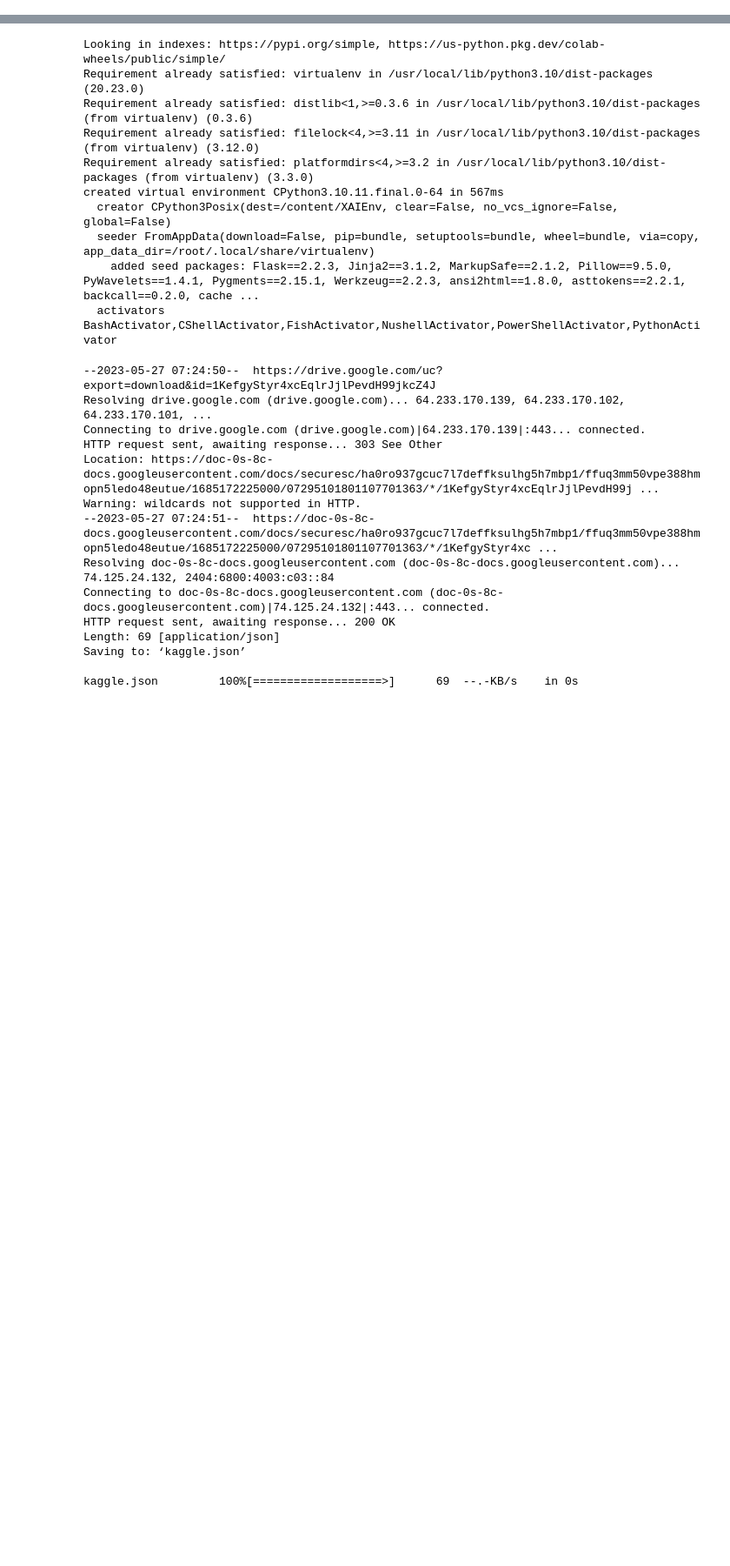
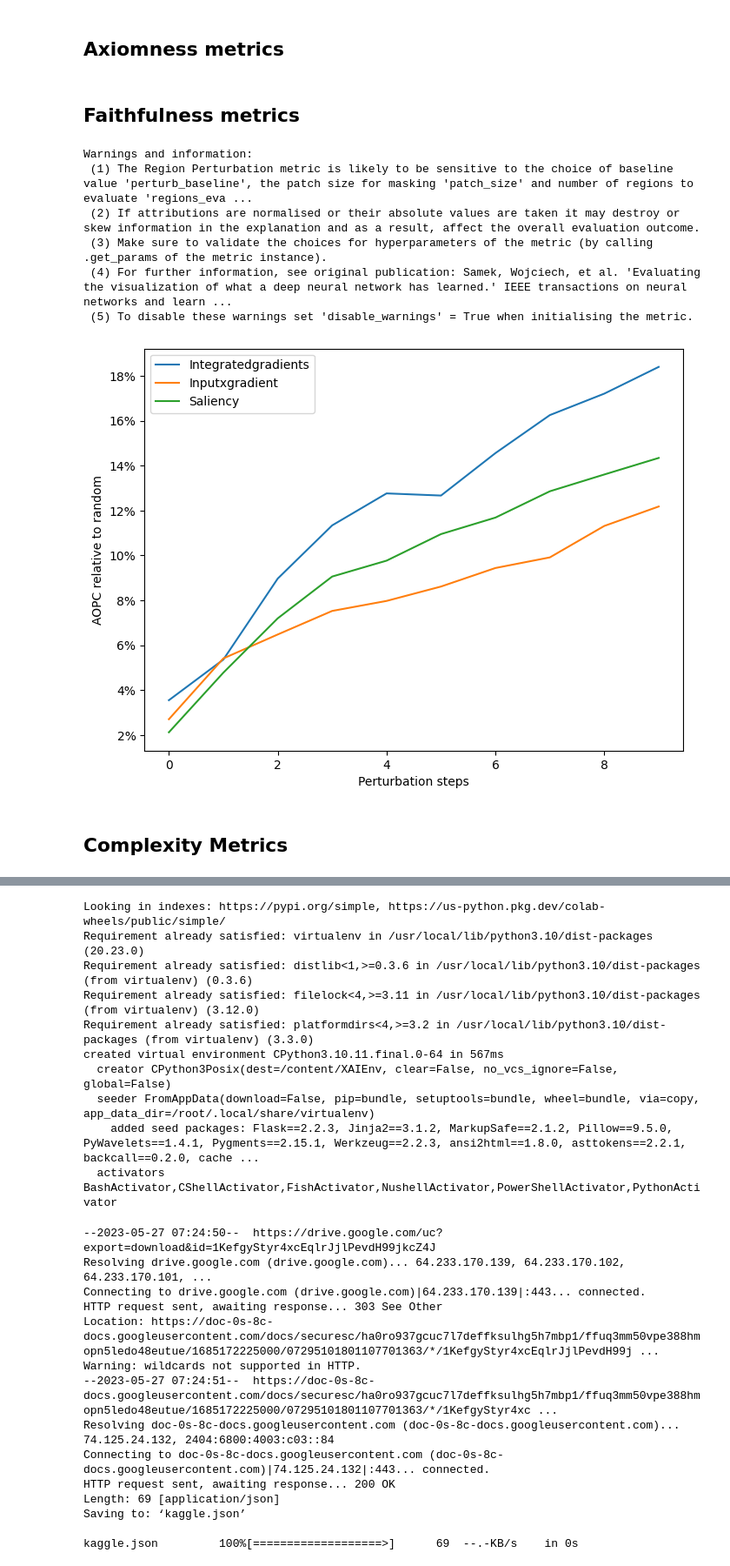
Before and after one commit to mdnam2410/thesis, a Jupyter notebook: XAI_Research.ipynb, the cells around one changed output, grey strips where cells are left out. Shown at 87% size. Drawn from its saved outputs; the diff is of its cells as text; code cells hidden in the pictures; blank space fills up the shorter version.

```diff
--- a/XAI_Research.ipynb
+++ b/XAI_Research.ipynb
@@ -0,0 +532,7 @@
+# %%
+checkpoint = torch.load('/content/datasets/inception_cp.pth')
+blackbox = models.inception_v3()
+blackbox.load_state_dict(checkpoint)
+for parameter in blackbox.parameters():
+    parameter.requires_grad = False
+blackbox.eval()#.to(device)
@@ -0,0 +570,2 @@
+# %%
+rand_img_dist = torch.rand((1, 3, 299, 299))#.to(device)
@@ -0,0 +765,11 @@
+# %%
+supported_methods = {
+  "LRP": { },
+  "GradientShap": { 'n_samples': 16, 'stdevs': 0.0001, 'baselines': rand_img_dist },
+  "IntegratedGradients": { 'n_steps' : 50 , 'baselines': rand_img_dist },
+  'GuidedGradCam': { 'gc_layer': blackbox.Mixed_7c },
+  # Perturbation-based
+  'KernelShap': {},
+  # 'FeaturePermutation': {},
+  "Occlusion": { 'sliding_window_shapes': (3, 16, 16), 'strides': (3, 4, 4)}
+}
@@ -0,0 +778,5 @@
+# %%
+blackbox.to(cpu)
+x_batch, y_batch, s_batch = x.cpu().numpy(), y.cpu().numpy(), torch.where(transforms.Grayscale(num_output_channels=1)(mask) > 0, 1.0, 0.).cpu().numpy()
+# %% [markdown]
+## Axiomness metrics
@@ -0,0 +798,2 @@
+# %% [markdown]
+## Faithfulness metrics
@@ -0,0 +811,27 @@
+# %%
+# Create the region perturbation experiment.
+region_perturb = quantus.RegionPerturbation(
+    patch_size=14,
+    regions_evaluation=10,
+    perturb_baseline="uniform",
+    normalise=True,
+)
+
+# Call the metric instance to produce scores.
+results = {method: region_perturb(model=blackbox,
+                                  x_batch=x_batch,
+                                  y_batch=y_batch,
+                                  a_batch=None,
+                                  device=device,
+                                  explain_func=explain_func,
+                                  explain_func_kwargs={"method": method, **kwargs}) for method,kwargs in supported_methods.items() }
+
+region_perturb.plot(plot_func=None, results=results)
+# %% [output]
+Warnings and information:
+ (1) The Region Perturbation metric is likely to be sensitive to the choice of baseline value 'perturb_baseline', the patch size for masking 'patch_size' and number of regions to evaluate 'regions_eva ...
+ (2) If attributions are normalised or their absolute values are taken it may destroy or skew information in the explanation and as a result, affect the overall evaluation outcome.
+ (3) Make sure to validate the choices for hyperparameters of the metric (by calling .get_params of the metric instance).
+ (4) For further information, see original publication: Samek, Wojciech, et al. 'Evaluating the visualization of what a deep neural network has learned.' IEEE transactions on neural networks and learn ...
+ (5) To disable these warnings set 'disable_warnings' = True when initialising the metric.
+[figure, added]
@@ -0,0 +876,2 @@
+# %% [markdown]
+## Complexity Metrics
```
Also changed, not shown: parts of 69 cells of this notebook.
